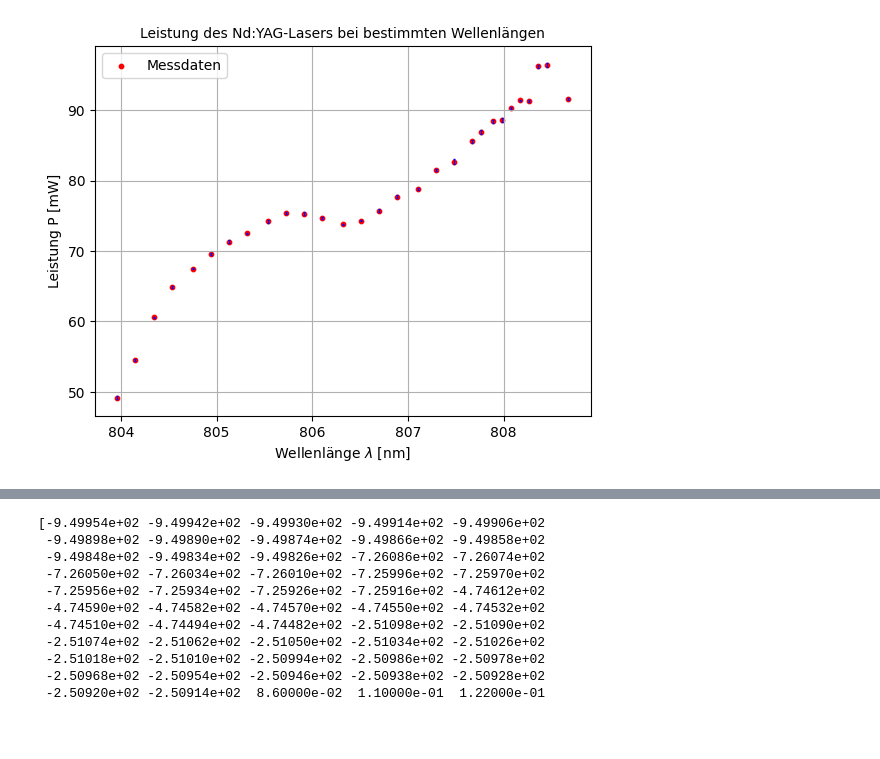
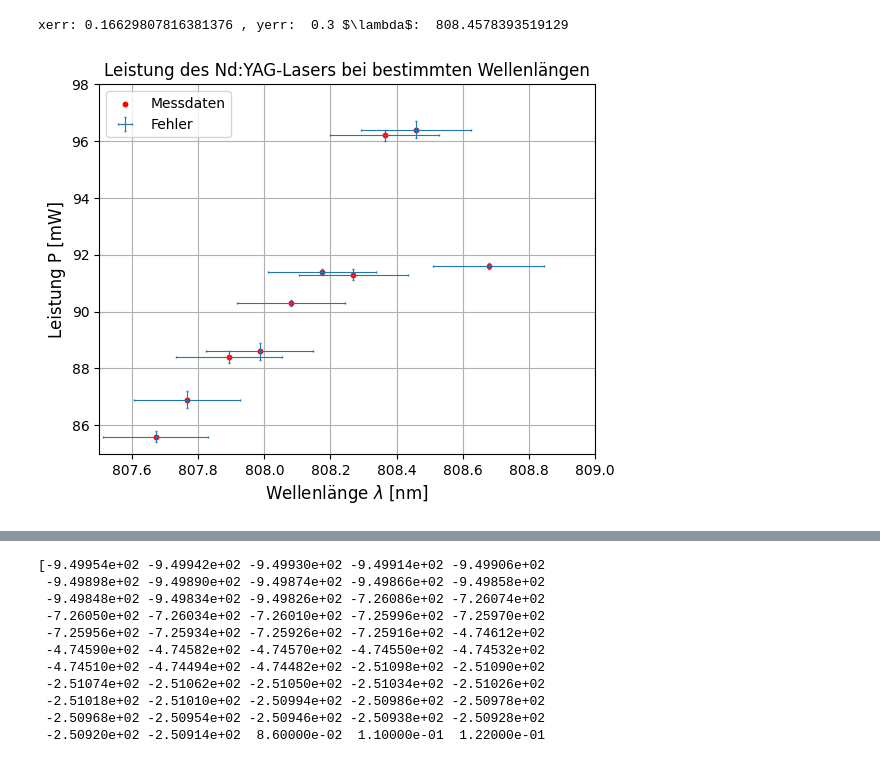
Before and after one commit to CaptainNikon/O2_Nd-YAG_Laser, a Jupyter notebook: Auswertung.ipynb, the cells around one changed output, grey strips where cells are left out. Saved outputs shown, nothing was run; the diff lists cells and outputs as text; code cells hidden in the pictures; blank space fills up the shorter version.

```diff
--- a/Auswertung.ipynb
+++ b/Auswertung.ipynb
@@ -115,16 +118,28 @@ plt.savefig("Plots/powerup.pdf")
 # %%
-plt.errorbar((lresult0.best_values["m"]*secondp1[:,0]+lresult0.best_values["b"]),secondp1[:,2],yerr=secondp1[:,3],linestyle="",capsize=1,c="blue",elinewidth=0.8)
+plt.errorbar((lresult0.best_values["m"]*secondp1[:,0]+lresult0.best_values["b"]),secondp1[:,2],xerr=xerr0,yerr=secondp1[:,3],linestyle="",capsize=1,elinewidth=0.8,label="Fehler")
 plt.scatter((lresult0.best_values["m"]*secondp1[:,0]+lresult0.best_values["b"]),secondp1[:,2],s=10,c="red",label="Messdaten")
 #maxabsorbance = 0.32*(np.max(100-(absorption[:,2]/85.6)*100))+797.87
 #plt.plot(tlam[:,0],popt[0]*tlam[:,0]+popt[1],color="orange",label="Linearer Fit: "+str(round(popt[0],2))+"* T + "+str(round(popt[1],5)))
+
+
+maxindex1 = np.argmax(secondp1[:,2])
+
+max_xerr1 = np.sqrt((covvalue[0]*secondp1[maxindex1,0])**2+(covvalue[1])**2)
+max_yerr1= secondp1[maxindex1,3]
+max_value1 = (lresult0.best_values["m"]*secondp1[maxindex1,0]+lresult0.best_values["b"])
+
+print("xerr:",max_xerr1,", yerr: ", max_yerr1, r"$\lambda$: ",max_value1)
+
+
 plt.grid(True)
-#plt.axis([808,809,82,98])
+plt.axis([807.5,809,85,98])
 plt.legend(loc=0)
-plt.xlabel(r"Wellenlänge $\lambda$ [nm]")
-plt.ylabel(r"Leistung P [mW]")
-plt.title("Leistung des Nd:YAG-Lasers bei bestimmten Wellenlängen",fontsize=10)
-#plt.savefig("Plots/absorptionndyag.pdf")
-plt.savefig("Plots/wave_power.pdf")
+plt.xlabel(r"Wellenlänge $\lambda$ [nm]",fontsize=12)
+plt.ylabel(r"Leistung P [mW]",fontsize=12)
+plt.title("Leistung des Nd:YAG-Lasers bei bestimmten Wellenlängen",fontsize=12)
+plt.savefig("Plots/wave_powerlimited.pdf")
+#plt.savefig("Plots/wave_power.pdf")
 # %% [output]
+xerr: 0.16629807816381376 , yerr:  0.3 $\lambda$:  808.4578393519129
-[figure, old version]
+[figure, new version]
 # %%
```
Also changed, not shown: parts of 18 cells of this notebook, 20 other files.
